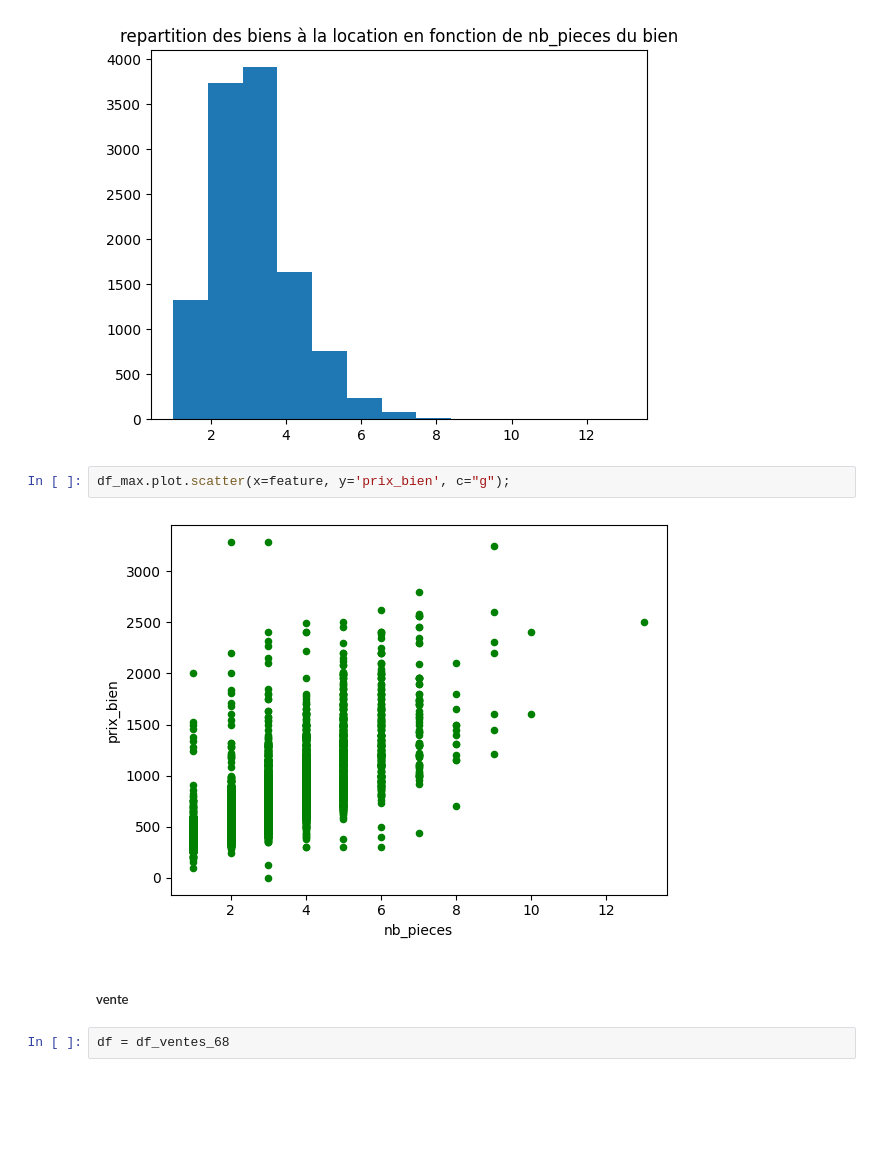
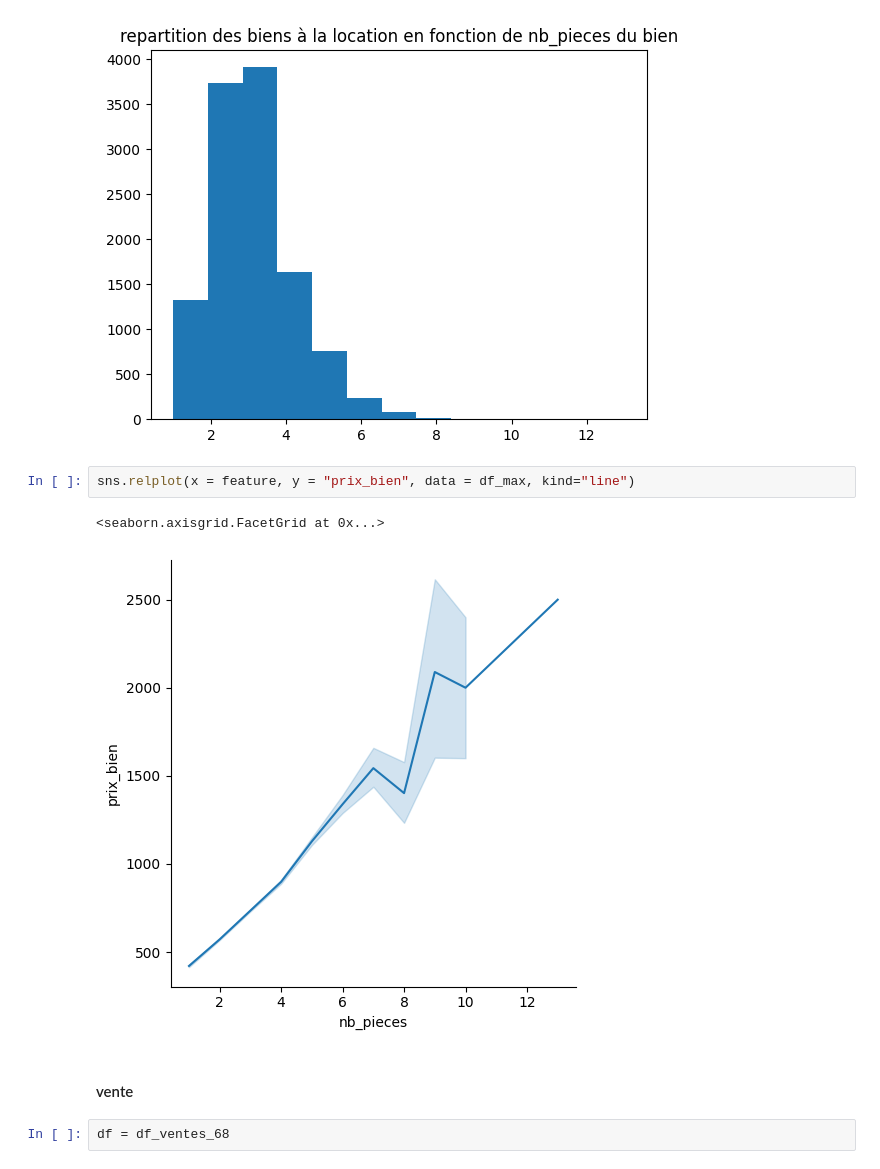
Before and after one commit to Hugues360/Projet_DS2025, a Jupyter notebook: notebook_Hugues.ipynb, the cells around one changed output. Drawn from its saved outputs; the diff is of its cells as text; blank space fills up the shorter version.

```diff
--- a/notebook_Hugues.ipynb
+++ b/notebook_Hugues.ipynb
@@ -356,12 +457,13 @@ plt.hist(df_max[feature], bins =max_feature)
 plt.title (f"repartition des biens à la location en fonction de {feature} du bien");
 # %% [output]
 [figure]
-# %%
-df_max.plot.scatter(x=feature, y='prix_bien', c="g");
-# %% [output]
-[figure, removed]
+# %%
+sns.relplot(x = feature, y = "prix_bien", data = df_max, kind="line")
+# %% [output]
+<seaborn.axisgrid.FacetGrid at 0x...>
+[figure, added]
 # %% [markdown]
-##### vente
+#### vente
 # %%
 df = df_ventes_68
 # %%
```
Also changed, not shown: parts of 22 cells of this notebook.
